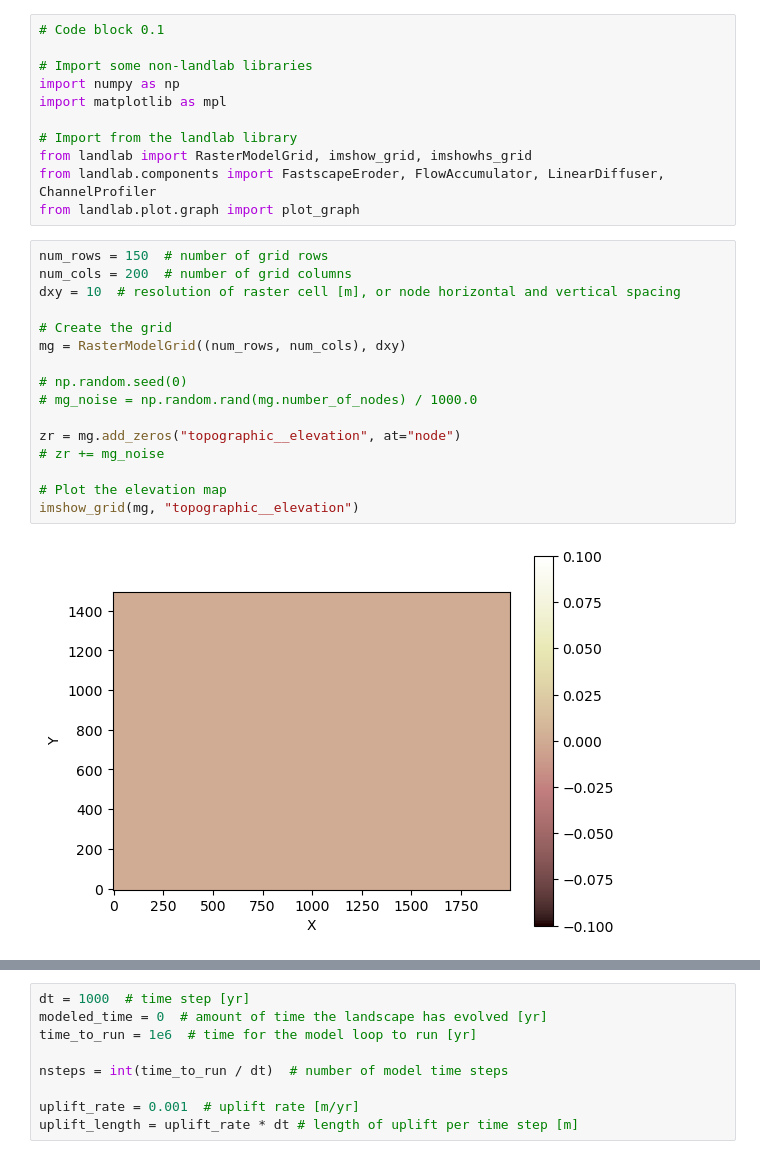
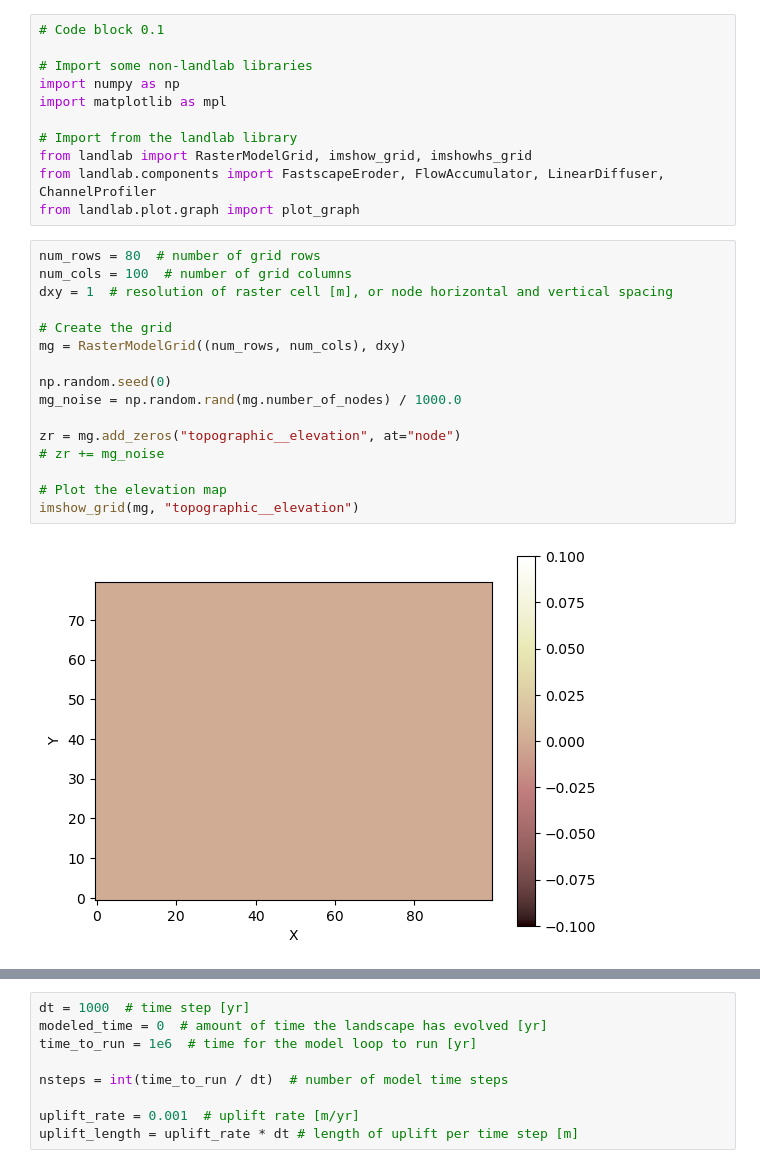
Before and after one commit to csdms-espin/ESPIn_2026_sed_flow, a Jupyter notebook: Draft_Mahir.ipynb, the cells around one changed output, grey strips where cells are left out. Saved outputs shown, nothing was run; the diff lists cells and outputs as text.

```diff
--- a/Draft_Mahir.ipynb
+++ b/Draft_Mahir.ipynb
@@ -12,22 +12,22 @@ from landlab import RasterModelGrid, imshow_grid, imshowhs_grid
 from landlab.components import FastscapeEroder, FlowAccumulator, LinearDiffuser, ChannelProfiler
 from landlab.plot.graph import plot_graph
 # %%
-num_rows = 150  # number of grid rows
-num_cols = 200  # number of grid columns
-dxy = 10  # resolution of raster cell [m], or node horizontal and vertical spacing
+num_rows = 80  # number of grid rows
+num_cols = 100  # number of grid columns
+dxy = 1  # resolution of raster cell [m], or node horizontal and vertical spacing
 
 # Create the grid
 mg = RasterModelGrid((num_rows, num_cols), dxy)
 
-# np.random.seed(0)
-# mg_noise = np.random.rand(mg.number_of_nodes) / 1000.0
+np.random.seed(0)
+mg_noise = np.random.rand(mg.number_of_nodes) / 1000.0
 
 zr = mg.add_zeros("topographic__elevation", at="node")
 # zr += mg_noise
 
 # Plot the elevation map
 imshow_grid(mg, "topographic__elevation")
 # %% [output]
-[figure, old version]
+[figure, new version]
 # %%
 # add a diagonal ramp: low in SW, high in NE
```
Also changed, not shown: parts of 11 cells of this notebook, 1 other file.
